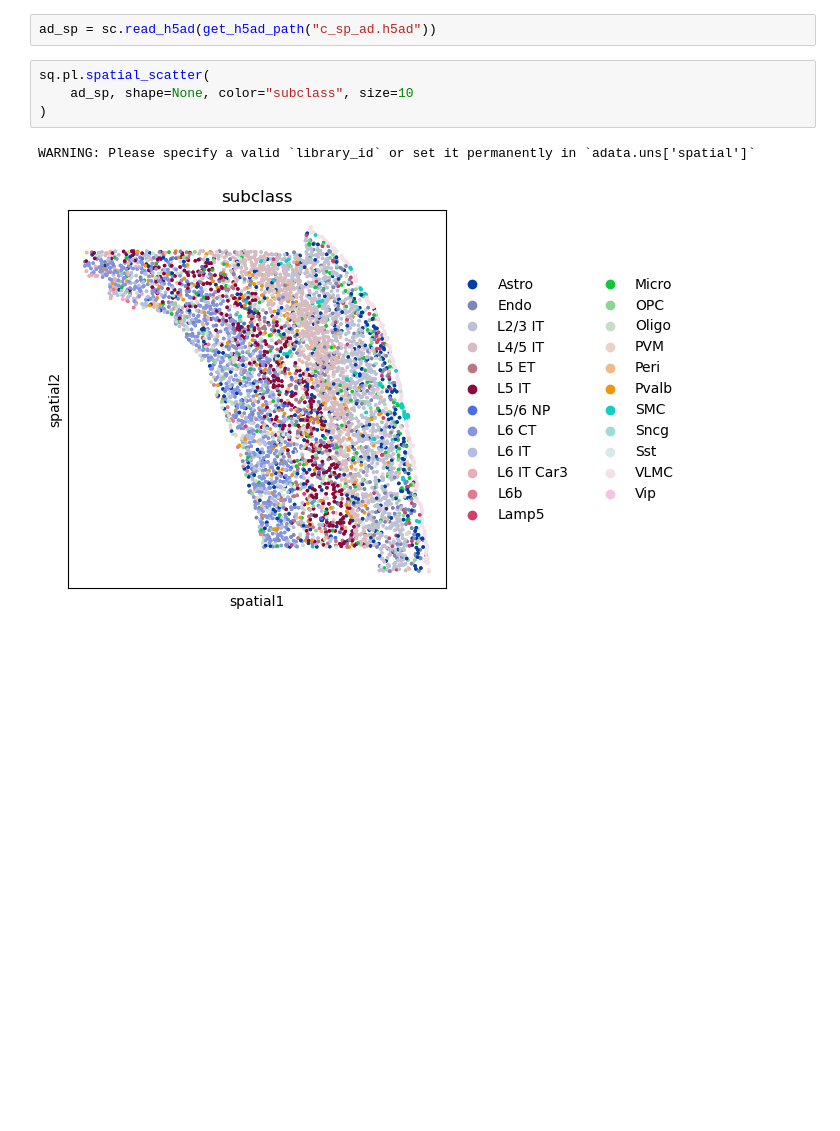
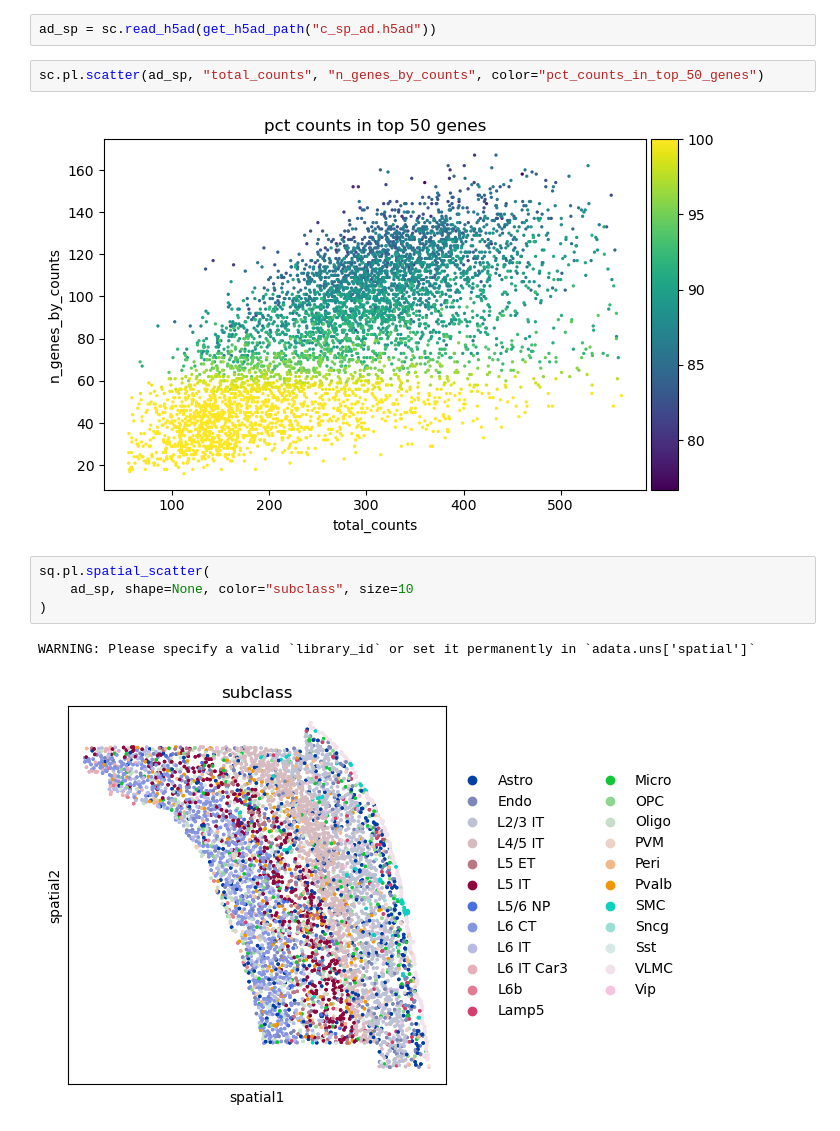
Before and after one commit to l-reich/spatial-chromatin-variability, a Jupyter notebook: src/spatial_analysis.ipynb, the cells around one changed output. Drawn from its saved outputs; the diff is of its cells as text; blank space fills up the shorter version.

```diff
--- a/src/spatial_analysis.ipynb
+++ b/src/spatial_analysis.ipynb
@@ -27,5 +30,9 @@ from config import H5AD_DIR, get_h5ad_path
 # %%
 ad_sp = sc.read_h5ad(get_h5ad_path("c_sp_ad.h5ad"))
+# %%
+sc.pl.scatter(ad_sp, "total_counts", "n_genes_by_counts", color="pct_counts_in_top_50_genes")
+# %% [output]
+[figure, added]
 # %%
 sq.pl.spatial_scatter(
     ad_sp, shape=None, color="subclass", size=10
```
Also changed, not shown: parts of 5 cells of this notebook, 3 other files.
